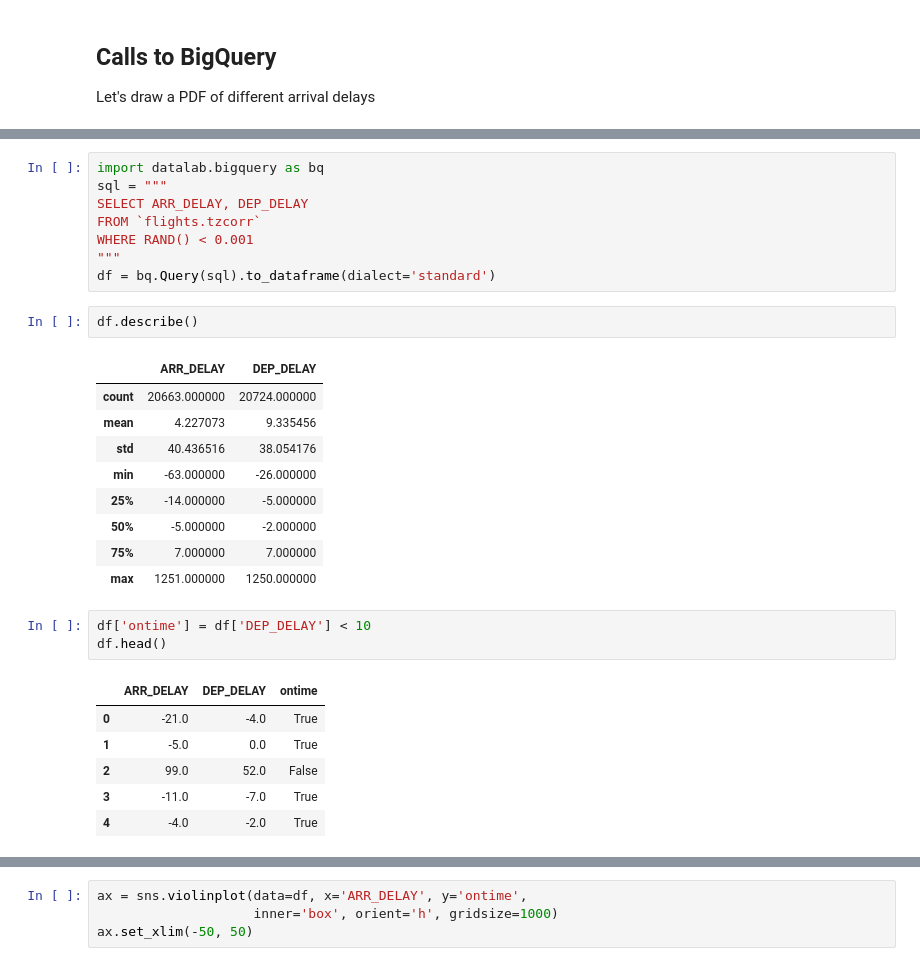
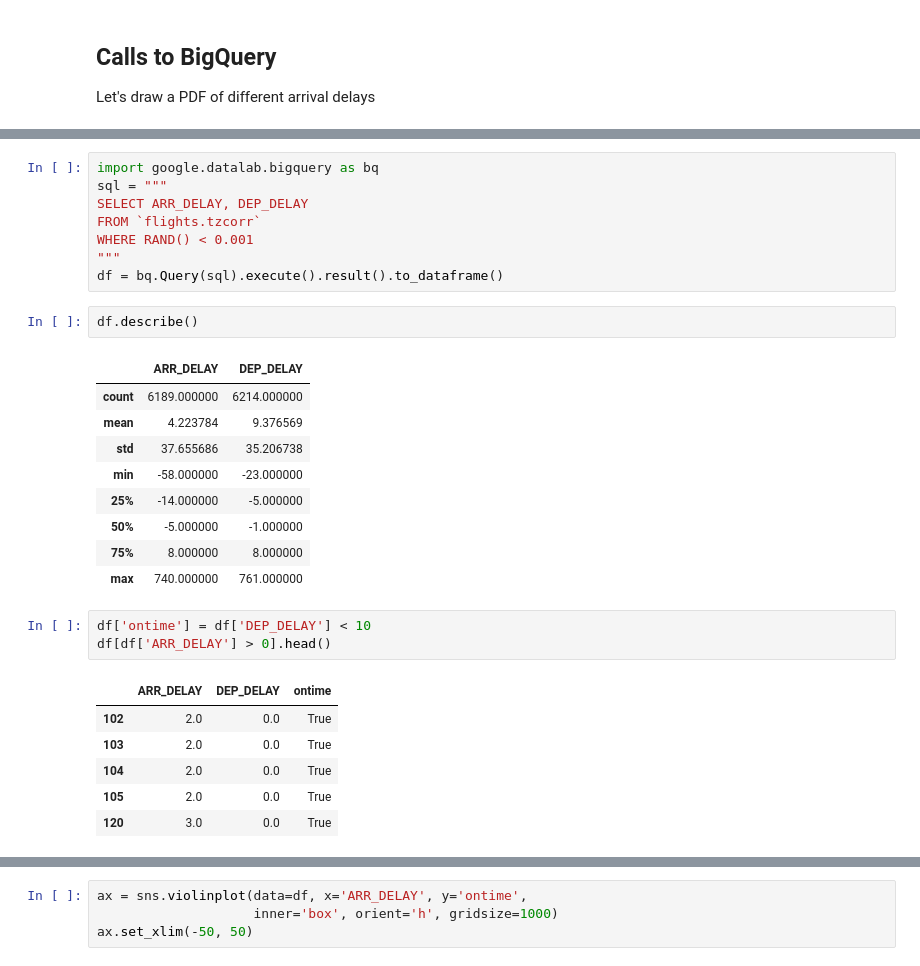
Before and after one commit to GoogleCloudPlatform/data-science-on-gcp, a Jupyter notebook: 05_bqdatalab/exploration.ipynb, the cells around one changed output, grey strips where cells are left out. Drawn from its saved outputs; the diff is of its cells as text.

```diff
--- a/05_bqdatalab/exploration.ipynb
+++ b/05_bqdatalab/exploration.ipynb
@@ -133,33 +88,33 @@ ax = sns.violinplot(data=df, x='ARR_DELAY', inner='box', orient='h')
 # %%
-import datalab.bigquery as bq
+import google.datalab.bigquery as bq
 sql = """
 SELECT ARR_DELAY, DEP_DELAY
 FROM `flights.tzcorr`
 WHERE RAND() < 0.001
 """
-df = bq.Query(sql).to_dataframe(dialect='standard')
+df = bq.Query(sql).execute().result().to_dataframe()
 # %%
 df.describe()
 # %% [output]
 |  | ARR_DELAY | DEP_DELAY |
-| count | 20663.000000 | 20724.000000 |
-| mean | 4.227073 | 9.335456 |
-| std | 40.436516 | 38.054176 |
-| min | -63.000000 | -26.000000 |
+| count | 6189.000000 | 6214.000000 |
+| mean | 4.223784 | 9.376569 |
+| std | 37.655686 | 35.206738 |
+| min | -58.000000 | -23.000000 |
 | 25% | -14.000000 | -5.000000 |
-| 50% | -5.000000 | -2.000000 |
-| 75% | 7.000000 | 7.000000 |
-| max | 1251.000000 | 1250.000000 |
+| 50% | -5.000000 | -1.000000 |
+| 75% | 8.000000 | 8.000000 |
+| max | 740.000000 | 761.000000 |
 # %%
 df['ontime'] = df['DEP_DELAY'] < 10
-df.head()
+df[df['ARR_DELAY'] > 0].head()
 # %% [output]
 |  | ARR_DELAY | DEP_DELAY | ontime |
-| 0 | -21.0 | -4.0 | True |
-| 1 | -5.0 | 0.0 | True |
-| 2 | 99.0 | 52.0 | False |
-| 3 | -11.0 | -7.0 | True |
-| 4 | -4.0 | -2.0 | True |
+| 102 | 2.0 | 0.0 | True |
+| 103 | 2.0 | 0.0 | True |
+| 104 | 2.0 | 0.0 | True |
+| 105 | 2.0 | 0.0 | True |
+| 120 | 3.0 | 0.0 | True |
 # %%
 import seaborn as sns
 sns.set_style("whitegrid")
```
Also changed, not shown: parts of 22 cells of this notebook.
